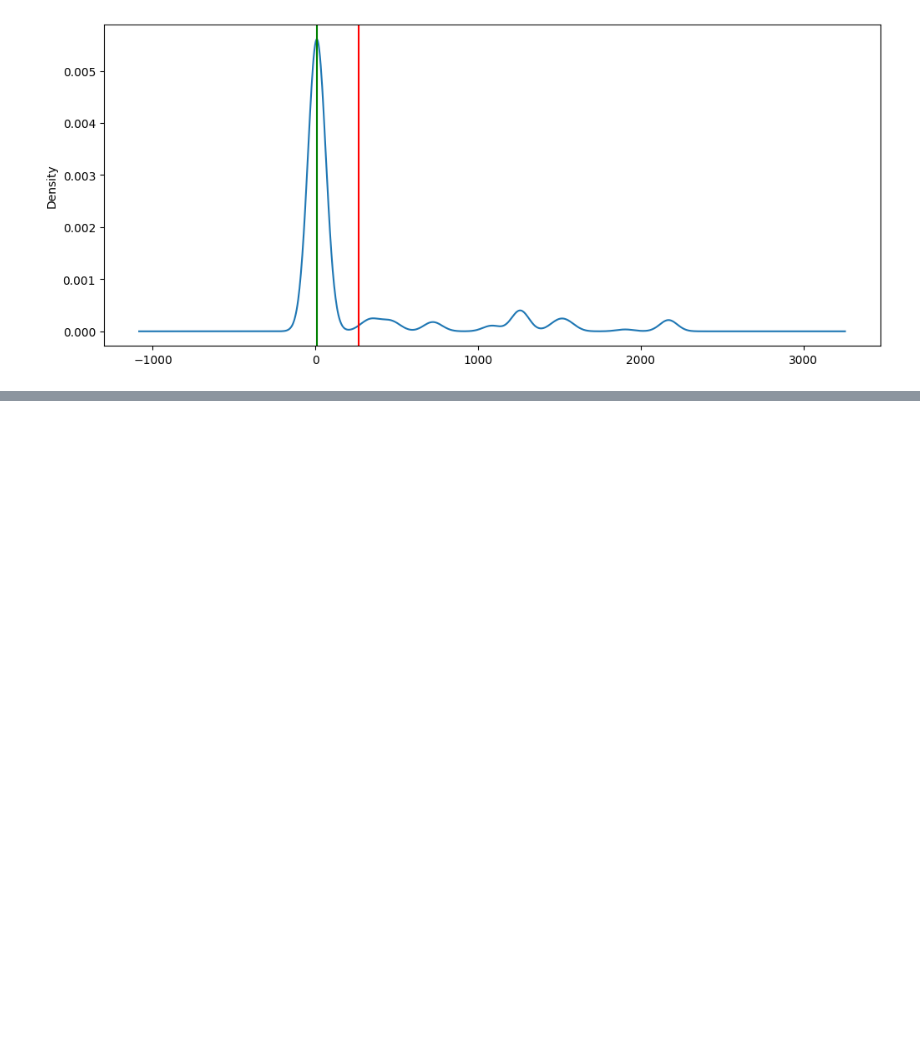
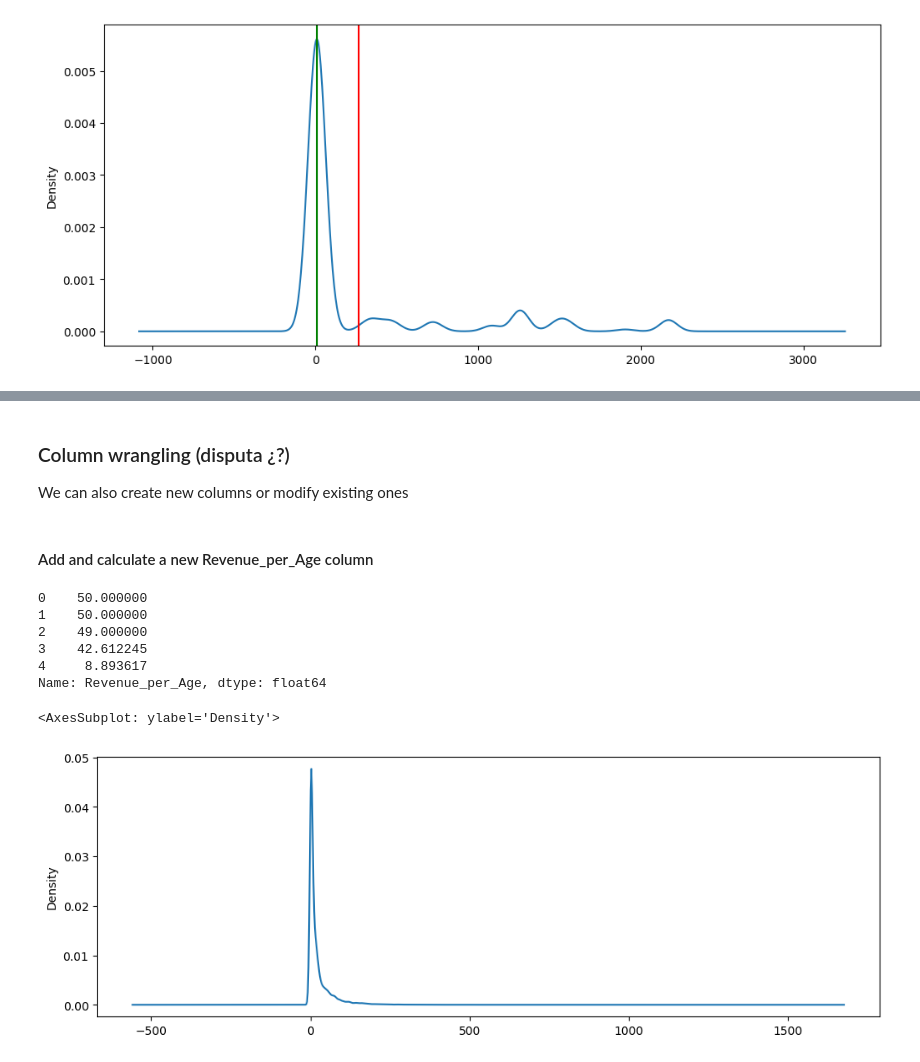
Before and after one commit to jmonti-gh/DataAnalysis_Py, a Jupyter notebook: da00_03/example_a.ipynb, the cells around one changed output, grey strips where cells are left out. Saved outputs shown, nothing was run; the diff lists cells and outputs as text; code cells hidden in the pictures; blank space fills up the shorter version.

```diff
--- a/da00_03/example_a.ipynb
+++ b/da00_03/example_a.ipynb
@@ -118,0 +172,20 @@ ax.axvline(sales['Unit_Cost'].median(), color='green')
+# %% [markdown]
+### Column wrangling (disputa ¿?)
+We can also create new columns or modify existing ones
+# %% [markdown]
+#### Add and calculate a new Revenue_per_Age column
+# %%
+sales['Revenue_per_Age'] = sales['Revenue'] / sales['Customer_Age']
+sales['Revenue_per_Age'].head()
+# %% [output]
+0    50.000000
+1    50.000000
+2    49.000000
+3    42.612245
+4     8.893617
+Name: Revenue_per_Age, dtype: float64
+# %%
+sales['Revenue_per_Age'].plot(kind='density', figsize=(12,4))
+# %% [output]
+<AxesSubplot: ylabel='Density'>
+[figure, added]
```
Also changed, not shown: parts of 19 cells of this notebook.
